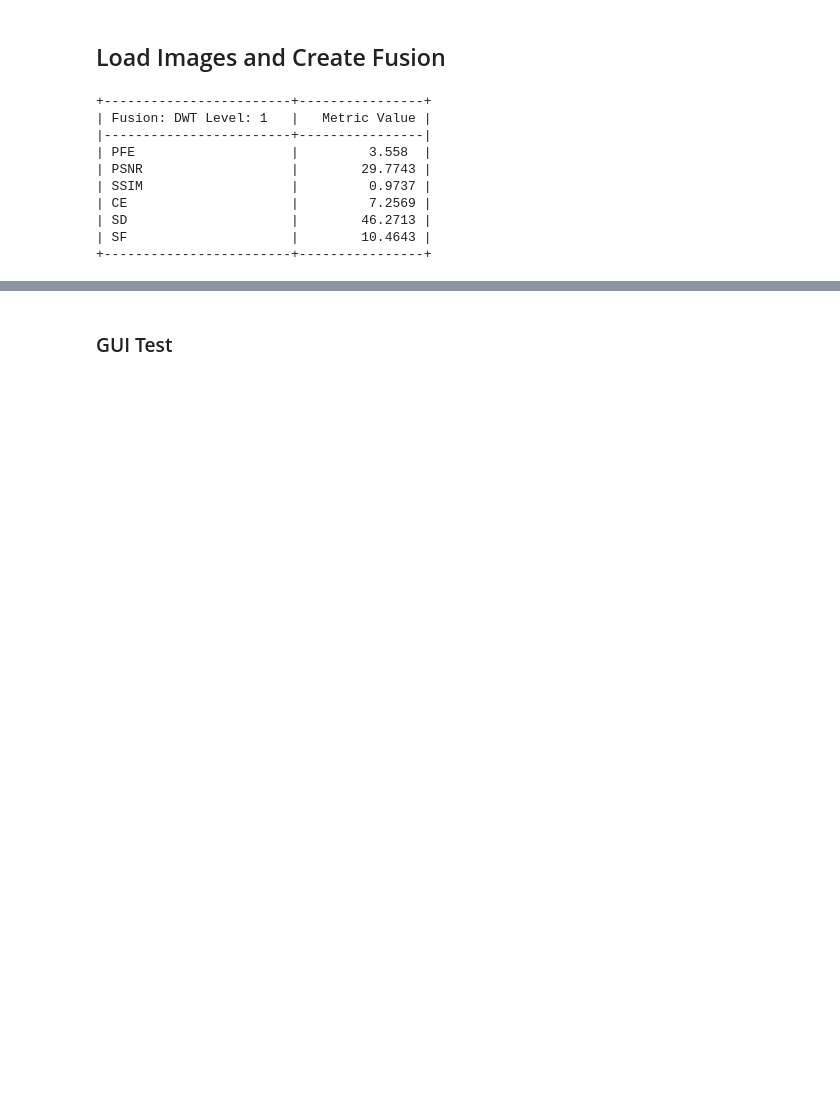
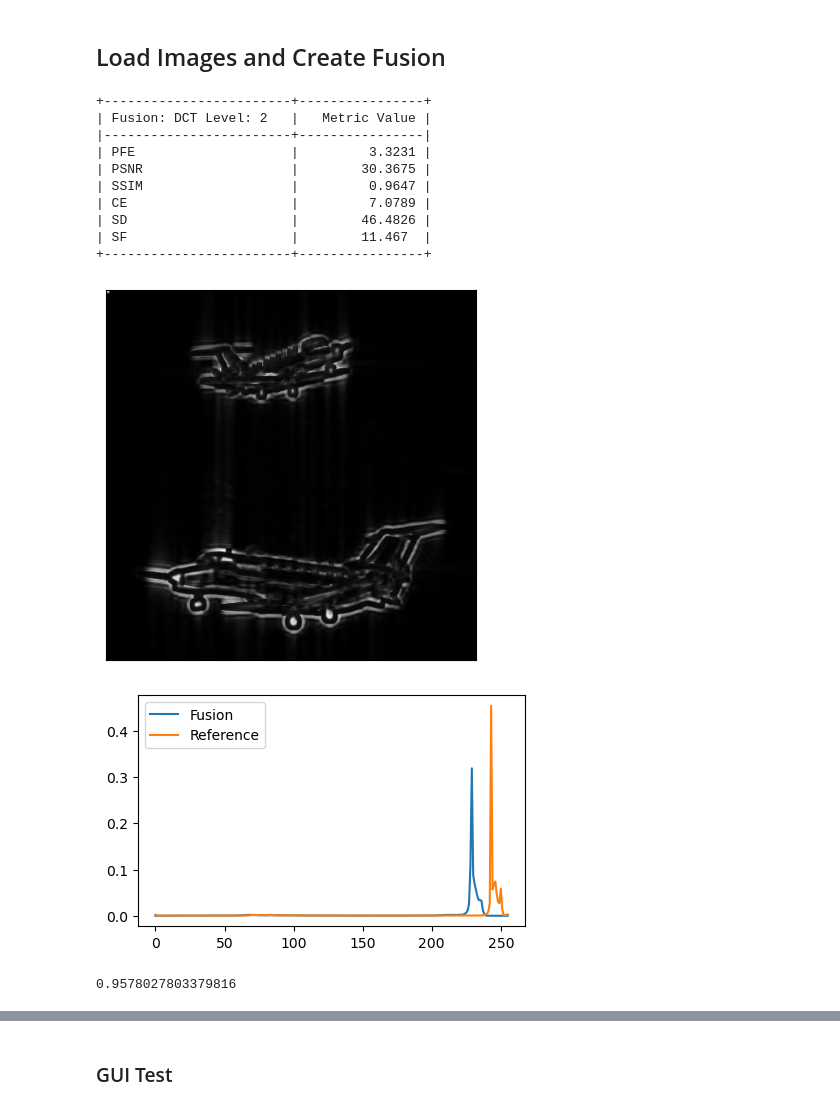
Before and after one commit to deamon312/image-processing, a Jupyter notebook: Project 1/First Article/Code/DCT Image Fusion Techniques.ipynb, the cells around one changed output, grey strips where cells are left out. Drawn from its saved outputs; the diff is of its cells as text; code cells hidden in the pictures; blank space fills up the shorter version.

```diff
--- a/Project 1/First Article/Code/DCT Image Fusion Techniques.ipynb
+++ b/Project 1/First Article/Code/DCT Image Fusion Techniques.ipynb
@@ -200,8 +200,8 @@ def fusion_dct(img_1,img_2,level,details,approx,display_decomposition_mosaic=Fal
     def get_max_magnitude_pixel(A, B):
         # Ensure images are of the same shape
         assert A.shape == B.shape
-        A = A.astype(np.float32)
-        B = B.astype(np.float32)
+        A = A.astype(np.float64)
+        B = B.astype(np.float64)
         # Calculate the magnitude of each pixel in the images
         mag1 = np.abs(A)
         mag2 = np.abs(B)
@@ -220,8 +220,8 @@ def fusion_dct(img_1,img_2,level,details,approx,display_decomposition_mosaic=Fal
     def get_min_magnitude_pixel(A, B):
         # Ensure images are of the same shape
         assert A.shape == B.shape
-        A = A.astype(np.float32)
-        B = B.astype(np.float32)
+        A = A.astype(np.float64)
+        B = B.astype(np.float64)
         # Calculate the magnitude of each pixel in the images
         mag1 = np.abs(A)
         mag2 = np.abs(B)
@@ -603,17 +607,36 @@ else:
 cv2.waitKey(0)
 cv2.destroyAllWindows()
 # %%
-info = fusion(images,level=1,fusion = 'DWT',wavelet='haar',approx='mean',details='max',display_decomposition_mosaic=False ,display_fusion_mosaic=False,display_fusion=False,display_error=False,calculate_metrics =True)
+info = fusion(images,level=2,fusion = 'DCT',wavelet='db1',approx='mean',details='max',display_decomposition_mosaic=False ,display_fusion_mosaic=False,display_fusion=False,display_error=False,calculate_metrics =True)
 # %% [output]
 +------------------------+----------------+
-| Fusion: DWT Level: 1   |   Metric Value |
+| Fusion: DCT Level: 2   |   Metric Value |
 |------------------------+----------------|
-| PFE                    |         3.558  |
-| PSNR                   |        29.7743 |
-| SSIM                   |         0.9737 |
-| CE                     |         7.2569 |
-| SD                     |        46.2713 |
-| SF                     |        10.4643 |
+| PFE                    |         3.3231 |
+| PSNR                   |        30.3675 |
+| SSIM                   |         0.9647 |
+| CE                     |         7.0789 |
+| SD                     |        46.4826 |
+| SF                     |        11.467  |
 +------------------------+----------------+
 # %%
-out,coeffs,_,_,_ =fusion_dct(image_1,image_2,level=1,details='max',approx='mean',display_decomposition_mosaic=True, display_fusion_mosaic=True, display_fusion=True, err=False)
+out,coeffs,_,_,_ =fusion_dct(image_1,image_2,level=2,details='max',approx='mean',display_decomposition_mosaic=True, display_fusion_mosaic=True, display_fusion=True, err=False)
+# %%
+score,diff = ssim(reference_img,out,full=True,data_range=255)
+plt.figure()
+plt.imshow(1-diff,cmap='gray')
+plt.tick_params(left = False, right = False , labelleft = False ,
+                labelbottom = False, bottom = False)
+
+plt.figure(figsize=(5,3))
+hist,bin = np.histogram(out.ravel(), 256)
+plt.plot(hist/(512**2))
+hist,bin = np.histogram(reference_img.ravel(), 256)
+plt.plot(hist/(512**2))
+plt.legend(['Fusion','Reference'])
+plt.show()
+score
+# %% [output]
+[figure, added]
+[figure, added]
+0.9578027803379816
```
Also changed, not shown: parts of 16 cells of this notebook, 12 other files.
